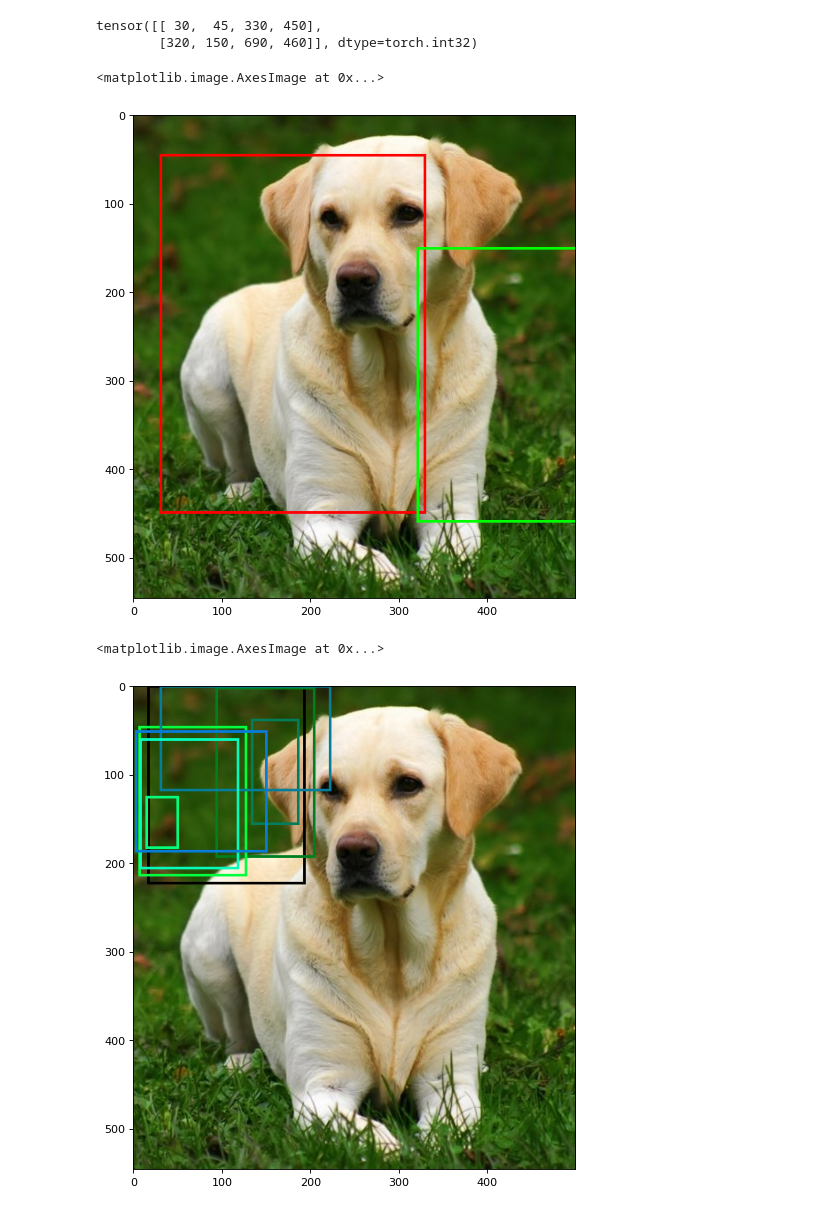
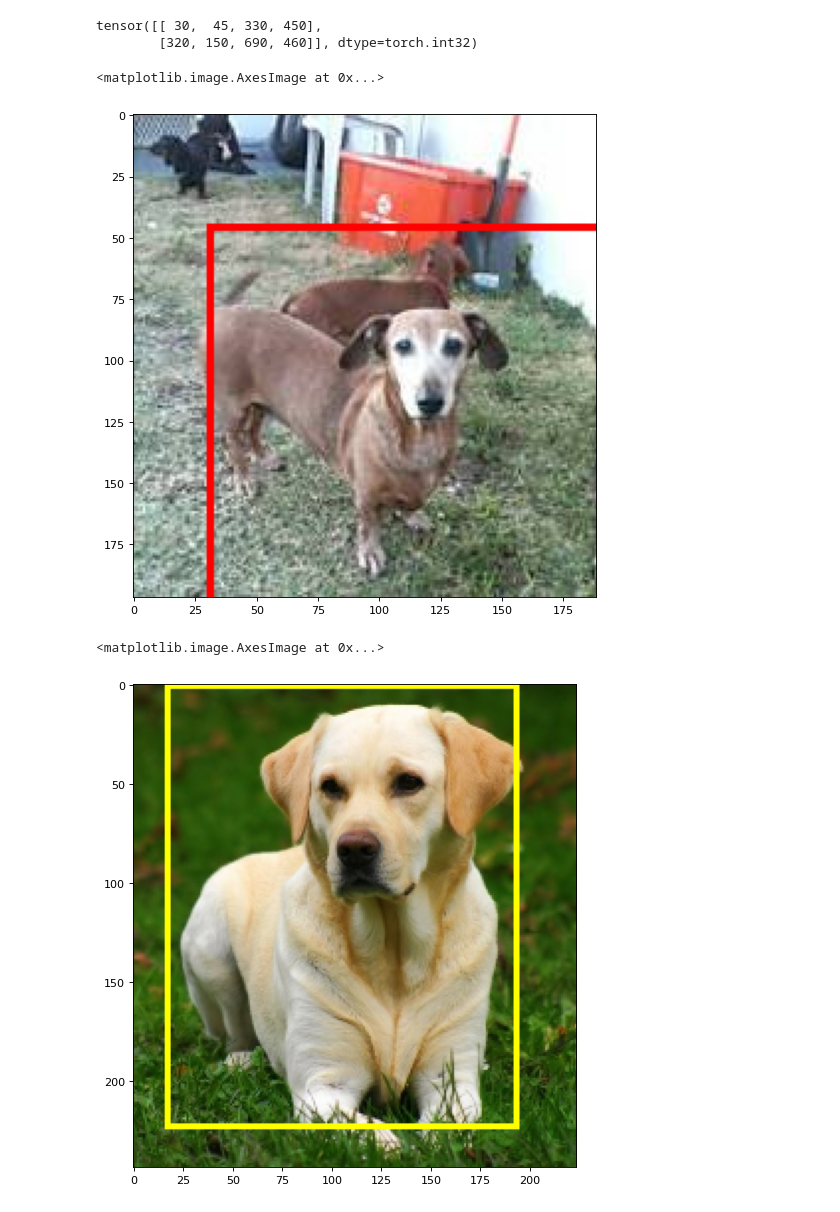
Before and after one commit to filnow/seg-stuff, a Jupyter notebook: pretrained_seg.ipynb, the cells around one changed output. Drawn from its saved outputs; the diff is of its cells as text; code cells hidden in the pictures.

```diff
--- a/pretrained_seg.ipynb
+++ b/pretrained_seg.ipynb
@@ -8,23 +8,23 @@ import matplotlib.pyplot as plt
 
 %matplotlib inline
 # %%
-img = read_image('./images/labrador.jpg')
+img = read_image('./images/57.jpg')
 
 bbox1 = [30, 45, 330, 450]
 bbox2 = [320, 150, 690, 460]
 bbox = [bbox1, bbox2]
 bbox = torch.tensor(bbox, dtype=torch.int)
 print(bbox)
 
 img_with_boxes = draw_bounding_boxes(img, bbox, width=3, colors=[(255,0,0),(0,255,0)])
 img_with_boxes = torchvision.transforms.ToPILImage()(img_with_boxes)
 plt.figure(figsize=(12, 8), dpi=80)
 plt.imshow(img_with_boxes)
 # %% [output]
 tensor([[ 30,  45, 330, 450],
         [320, 150, 690, 460]], dtype=torch.int32)
 <matplotlib.image.AxesImage at 0x...>
-[figure, old version]
+[figure, new version]
 # %%
 from torchvision import transforms as T
 
@@ -48,16 +48,22 @@ def img_to_model(path: str):
 model = torchvision.models.detection.fasterrcnn_resnet50_fpn(pretrained=True).eval()
 
 img_model = img_to_model('./images/labrador.jpg')
+img = read_image('./images/labrador.jpg')
+
+transform_img = T.Compose([
+    T.Resize(224)
+])
 
 output = model(img_model)
+boxes = torch.tensor(output[0]['boxes'][0], dtype=torch.int).unsqueeze(0)
 
-img_with_boxes = draw_bounding_boxes(img, output[0]['boxes'].type(torch.int), width=3)
+img_with_boxes = draw_bounding_boxes(transform_img(img), boxes, colors='yellow', width=3)
 img_with_boxes = torchvision.transforms.ToPILImage()(img_with_boxes)
 plt.figure(figsize=(12, 8), dpi=80)
 plt.imshow(img_with_boxes)
 # %% [output]
 <matplotlib.image.AxesImage at 0x...>
-[figure, old version]
+[figure, new version]
 # %%
 import numpy as np
 
```
Also changed, not shown: parts of 2 cells of this notebook, 7 other files.
